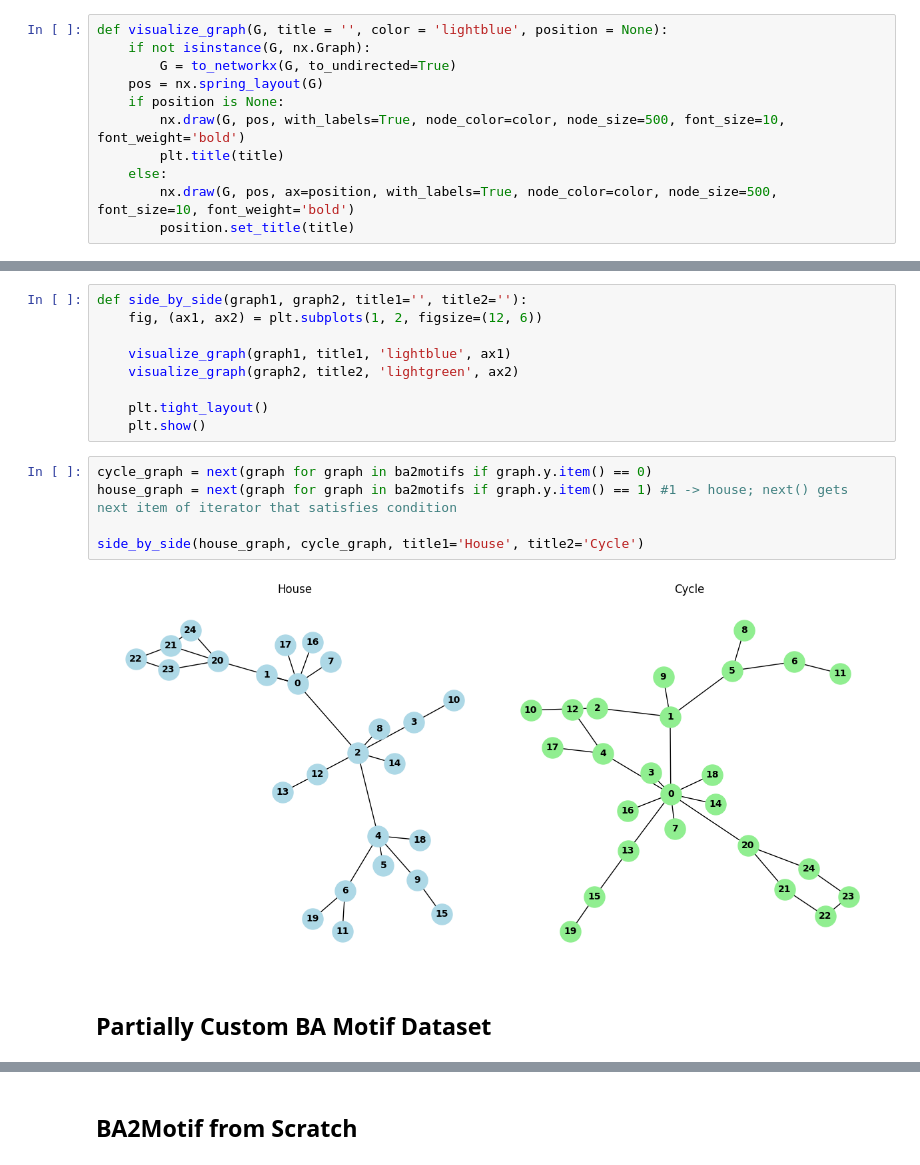
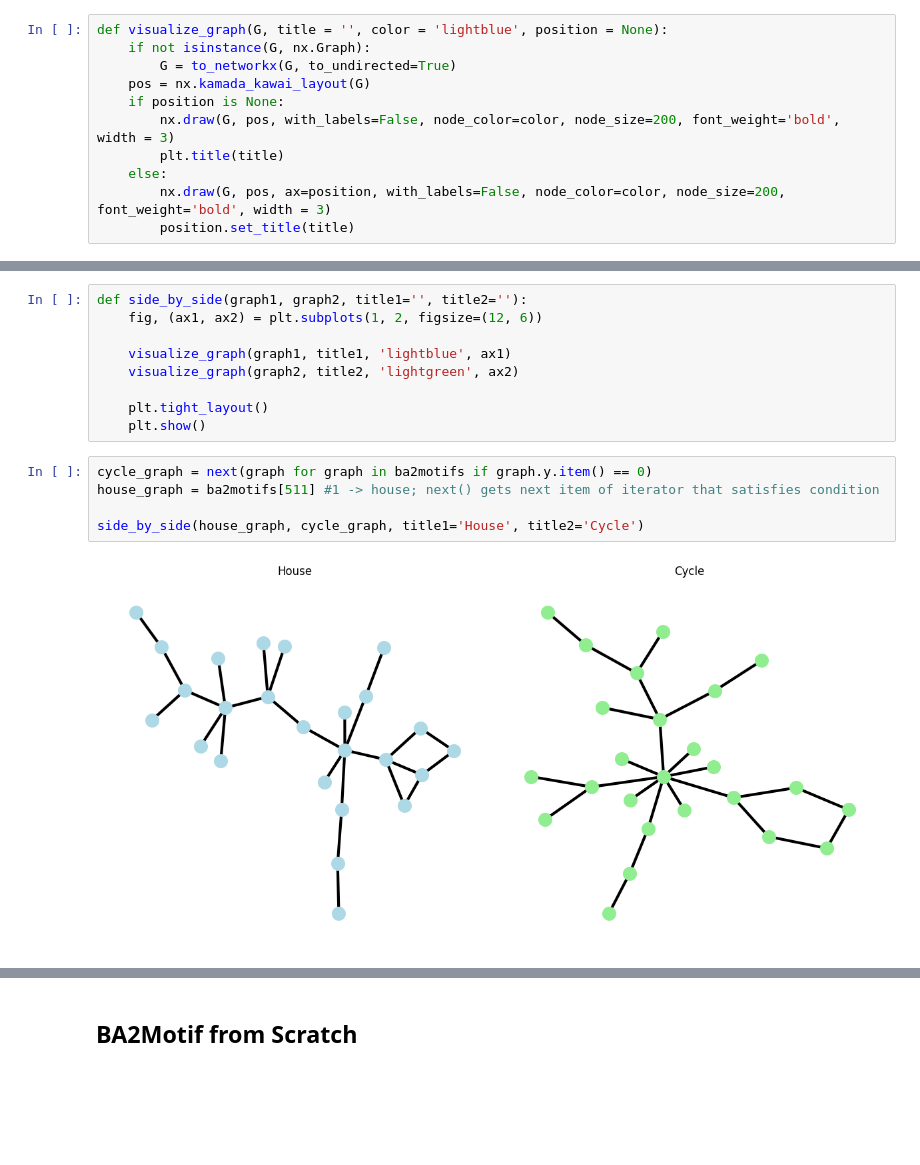
Before and after one commit to dariansal/graphs-deep-learning-explainability, a Jupyter notebook: notebooks/BA2Motif-scratch.ipynb, the cells around one changed output, grey strips where cells are left out. Cells and saved outputs as stored; diff of their text form; blank space fills up the shorter version.

```diff
--- a/notebooks/BA2Motif-scratch.ipynb
+++ b/notebooks/BA2Motif-scratch.ipynb
@@ -46,12 +49,12 @@ device = torch.device('cpu')
 def visualize_graph(G, title = '', color = 'lightblue', position = None):
     if not isinstance(G, nx.Graph):
         G = to_networkx(G, to_undirected=True)
-    pos = nx.spring_layout(G)
+    pos = nx.kamada_kawai_layout(G)
     if position is None:
-        nx.draw(G, pos, with_labels=True, node_color=color, node_size=500, font_size=10, font_weight='bold')
+        nx.draw(G, pos, with_labels=False, node_color=color, node_size=200, font_weight='bold', width = 3)
         plt.title(title)
     else:
-        nx.draw(G, pos, ax=position, with_labels=True, node_color=color, node_size=500, font_size=10, font_weight='bold')
+        nx.draw(G, pos, ax=position, with_labels=False, node_color=color, node_size=200, font_weight='bold', width = 3)
         position.set_title(title)
 # %%
 G = nx.barabasi_albert_graph(30, 1)
@@ -102,10 +105,8 @@ def side_by_side(graph1, graph2, title1='', title2=''):
     plt.show()
 # %%
 cycle_graph = next(graph for graph in ba2motifs if graph.y.item() == 0)
-house_graph = next(graph for graph in ba2motifs if graph.y.item() == 1) #1 -> house; next() gets next item of iterator that satisfies condition
+house_graph = ba2motifs[511] #1 -> house; next() gets next item of iterator that satisfies condition
 
 side_by_side(house_graph, cycle_graph, title1='House', title2='Cycle')
 # %% [output]
-[figure, old version]
+[figure, new version]
-# %% [markdown]
-## __Partially Custom BA Motif Dataset__
```
Also changed, not shown: parts of 50 cells of this notebook, 37 other files.
